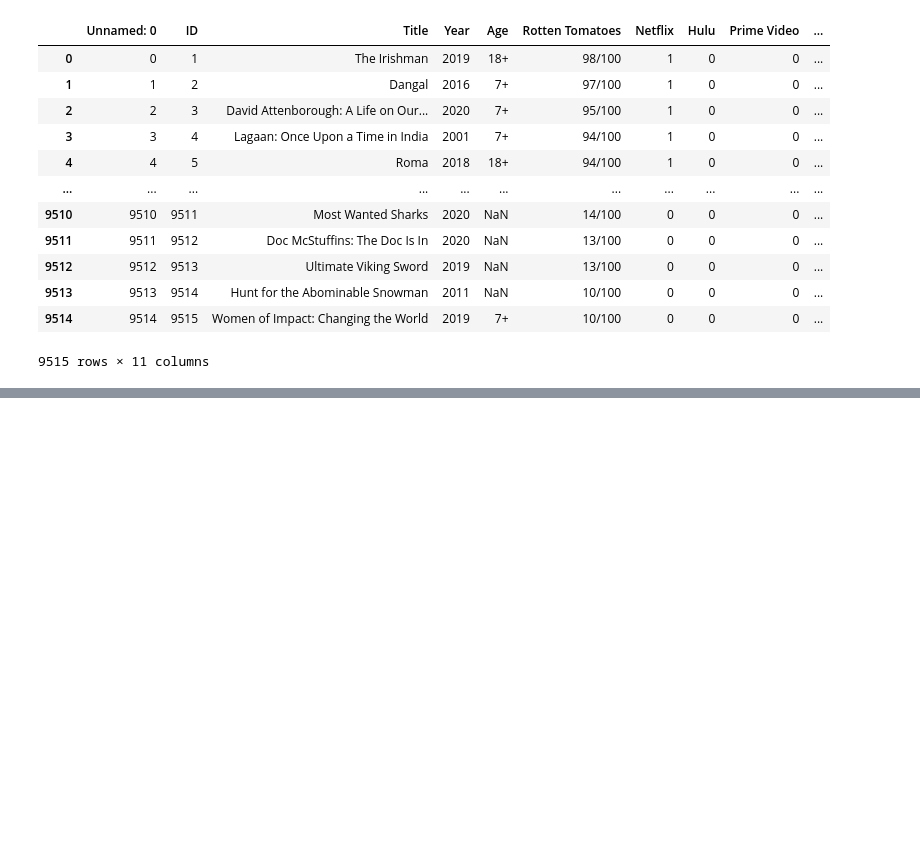
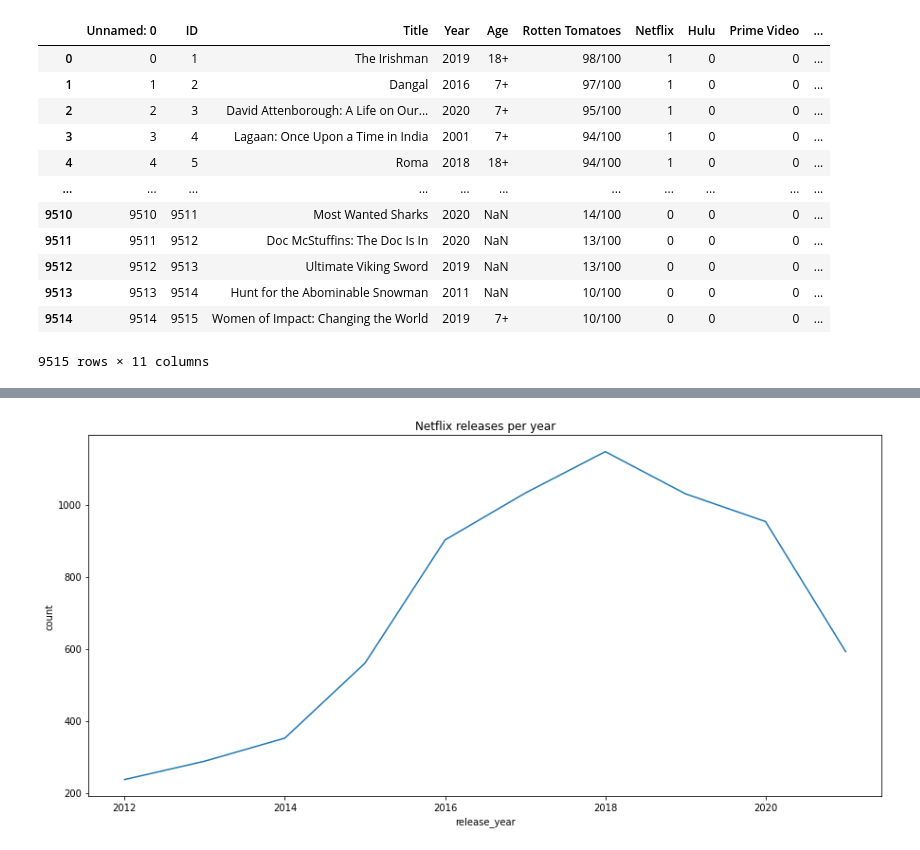
Before and after one commit to LobsterChampagne/datavis-project-2022-data-wizards, a Jupyter notebook: Explore.ipynb, the cells around one changed output, grey strips where cells are left out. Saved outputs shown, nothing was run; the diff lists cells and outputs as text; code cells hidden in the pictures; blank space fills up the shorter version.

Commit message:
Made some visualisations and printed numbers

```diff
--- a/Explore.ipynb
+++ b/Explore.ipynb
@@ -40,3 +51,8 @@ platforms
 | 9513 | 9513 | 9514 | Hunt for the Abominable Snowman | 2011 | NaN | 10/100 | 0 | 0 | 0 | ... |
 | 9514 | 9514 | 9515 | Women of Impact: Changing the World | 2019 | 7+ | 10/100 | 0 | 0 | 0 | ... |
 9515 rows × 11 columns
+# %%
+def top_in_attr(dataframe, attribute, count=10):
+    df_temp = dataframe.groupby(attribute).count()[['show_id']]
+    df_temp.columns = ['count']
+    return df_temp.sort_values('count',ascending=False).head(count)
@@ -42,0 +113,10 @@ platforms
+# %%
+a = top_in_attr(netflix,'release_year')
+plt.figure(figsize=(15, 7))
+release_years = sns.lineplot(x="release_year",
+                            y="count",
+                            data=a
+                            ).set_title('Netflix releases per year')
+plt.show()
+# %% [output]
+[figure, added]
```
Also changed, not shown: parts of 16 cells of this notebook.
